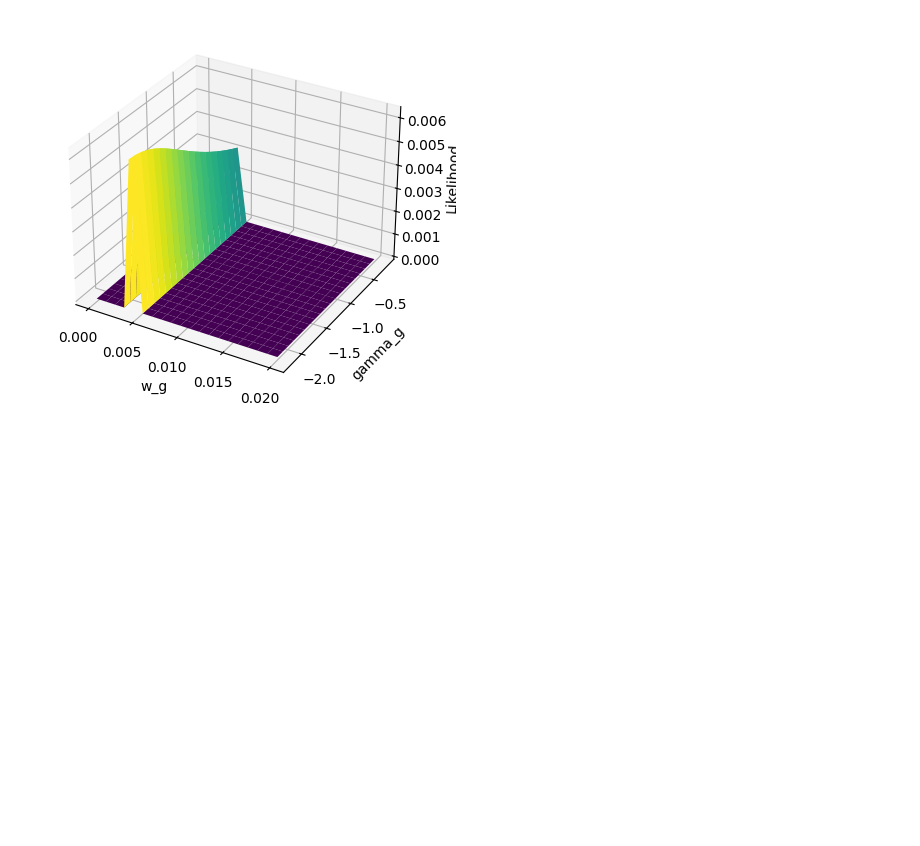
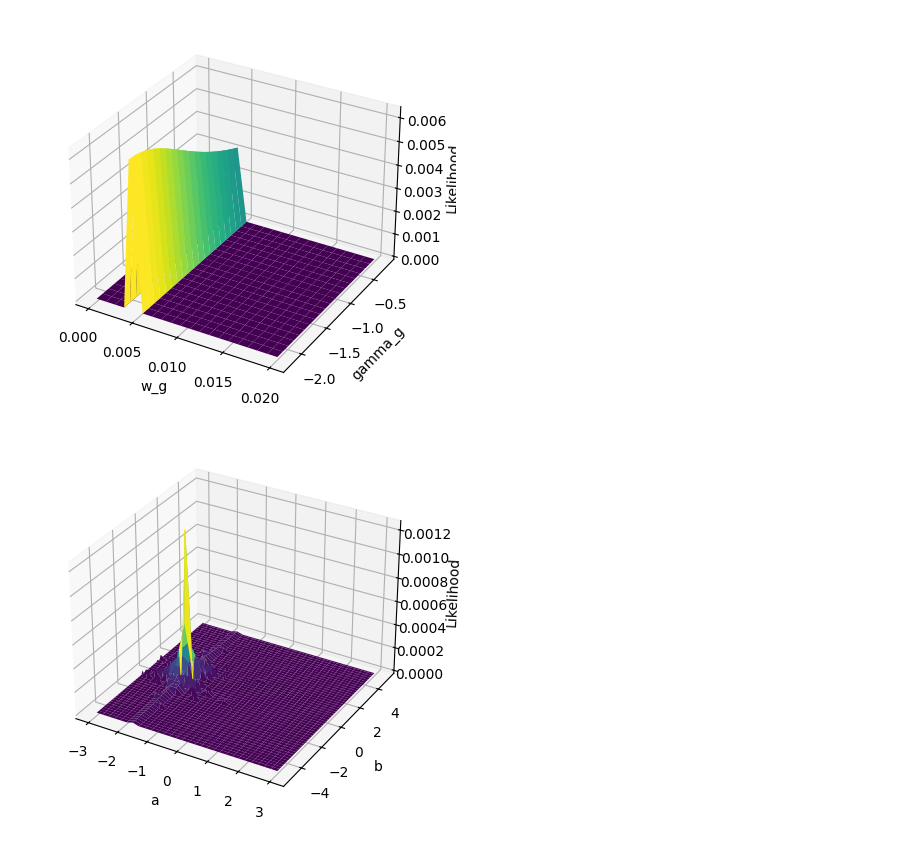
Before and after one commit to PeterKiss18/VasicekPDModel, a Jupyter notebook: MLE_multivariate_plot.ipynb, the cells around one changed output. Saved outputs shown, nothing was run; the diff lists cells and outputs as text; code cells hidden in the pictures; blank space fills up the shorter version.

Commit message:
Add plot of the likelihood function in a and b

```diff
--- a/MLE_multivariate_plot.ipynb
+++ b/MLE_multivariate_plot.ipynb
@@ -112,3 +112,26 @@ ax.set_zlabel('Likelihood')
 plt.show()
 # %% [output]
 [figure]
+# %%
+# Plot of the likelihood function in a and b
+x_num_points = 30
+y_num_points = 100
+a = np.linspace(-3, 3, x_num_points)
+b = np.linspace(-5, 5, y_num_points)
+A, B = np.meshgrid(a, b)
+L = np.zeros((y_num_points, x_num_points))
+
+modified_p_g = lambda x, a, b: norm.cdf(a + b * x)
+for i in range(x_num_points):
+    for j in range(y_num_points):
+        L[j, i] = calculate_my_likelihood(d_g, n_g, modified_p_g, norm.pdf, a[i], b[j])
+
+fig = plt.figure()
+ax = fig.add_subplot(111, projection='3d')
+ax.plot_surface(A, B, L, cmap='viridis')
+ax.set_xlabel('a')
+ax.set_ylabel('b')
+ax.set_zlabel('Likelihood')
+plt.show()
+# %% [output]
+[figure, added]
```
Also changed, not shown: parts of 2 cells of this notebook.
